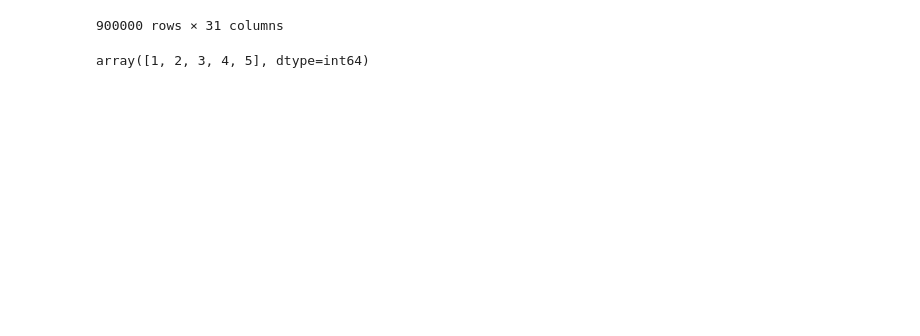
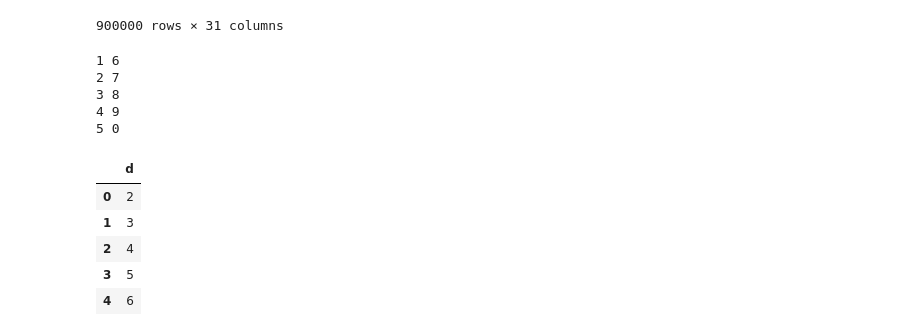
Before and after one commit to Luminosite/ud_quora, a Jupyter notebook: test.ipynb, the cells around one changed output. Drawn from its saved outputs; the diff is of its cells as text; code cells hidden in the pictures; blank space fills up the shorter version.

```diff
--- a/test.ipynb
+++ b/test.ipynb
@@ -198,8 +200,26 @@ data for dist_features_test_1800000_2700000 generated
 | 899998 | 1482319 | How wrestling? | What are good ways of tickling so... | 14 | 51 | -37 | 12 | 21 | 2 | ... |
 | 899999 | 1482320 | What evidence is there that Open ... | What are some you get a conceal c... | 99 | 59 | 40 | 25 | 21 | 18 | ... |
 900000 rows × 31 columns
-# %%
-df = pd.DataFrame({"a": [1,2,3,4,5]})
-df.a.values
-# %% [output]
-array([1, 2, 3, 4, 5], dtype=int64)
+# %%
+k1=[1,2,3,4,5]
+k2=[6,7,8,9,0]
+k1 = np.nan_to_num(k1)
+k2 = np.nan_to_num(k2)
+for t1, t2 in zip(k1, k2):
+    print(t1, t2)
+# %% [output]
+1 6
+2 7
+3 8
+4 9
+5 0
+# %%
+ddf = pd.DataFrame(k.values, columns=['d'])
+ddf
+# %% [output]
+|  | d |
+| 0 | 2 |
+| 1 | 3 |
+| 2 | 4 |
+| 3 | 5 |
+| 4 | 6 |
```
Also changed, not shown: parts of 1 cell of this notebook, 3 other files.
